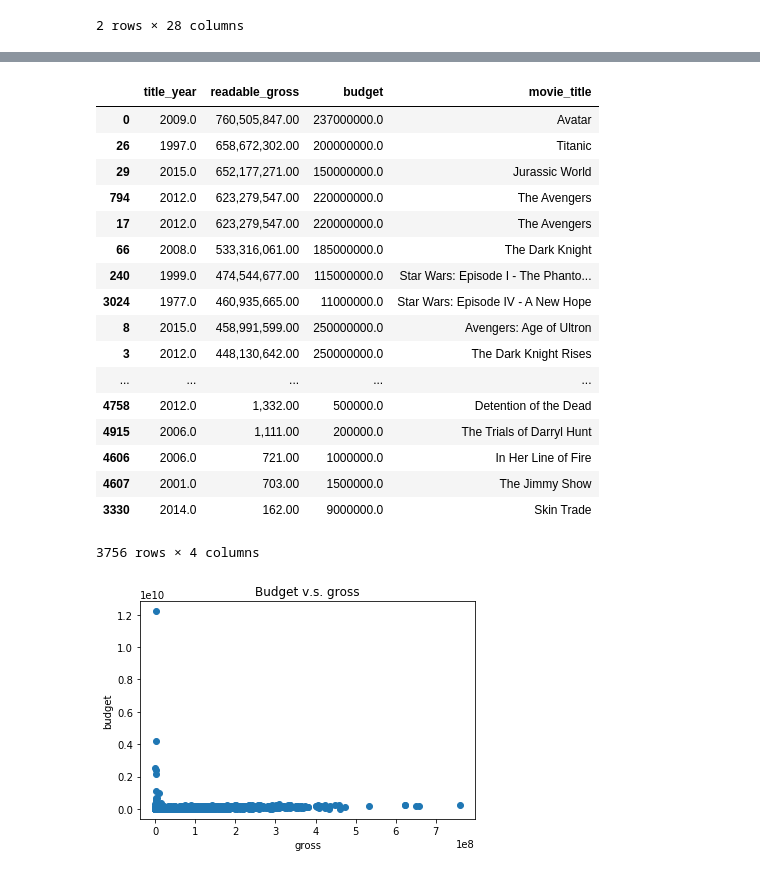
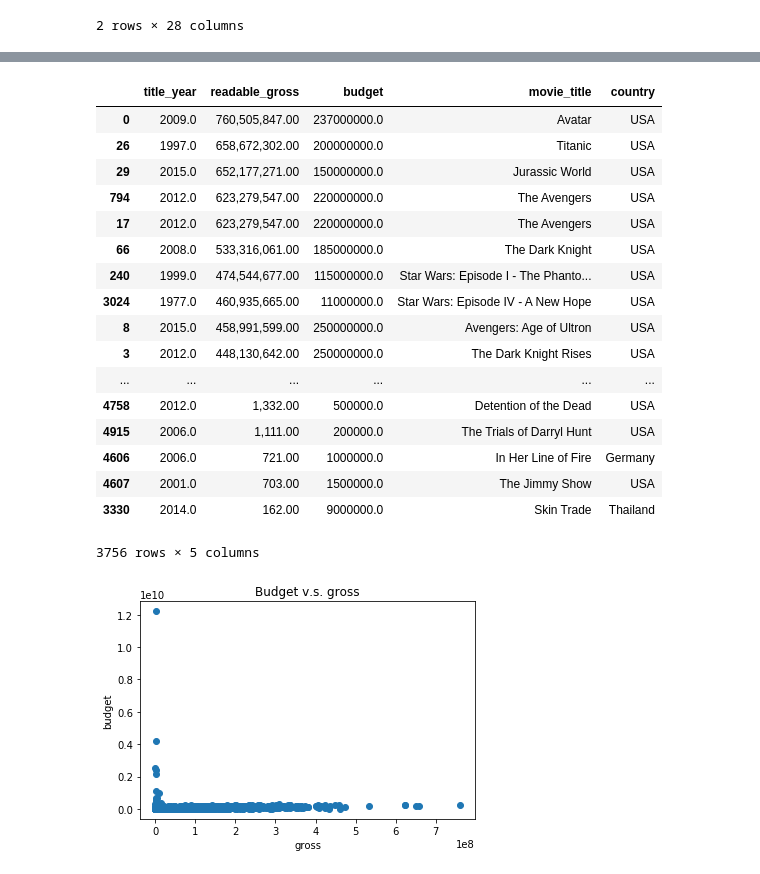
Before and after one commit to carlsednaoui/thinkful-data-science, a Jupyter notebook: coursework/unit_3/1_4.ipynb, the cells around one changed output, grey strips where cells are left out. Cells and saved outputs as stored; diff of their text form; code cells hidden in the pictures.

```diff
--- a/coursework/unit_3/1_4.ipynb
+++ b/coursework/unit_3/1_4.ipynb
@@ -53,26 +53,26 @@ readable_gross               0
 dtype: int64
 # %%
 # Explore the data
-df.sort_values('gross', ascending=0)[['title_year', 'readable_gross', 'budget', 'movie_title']]
+df.sort_values('gross', ascending=0)[['title_year', 'readable_gross', 'budget', 'movie_title', 'country']]
 # %% [output]
-|  | title_year | readable_gross | budget | movie_title |
-| 0 | 2009.0 | 760,505,847.00 | 237000000.0 | Avatar |
-| 26 | 1997.0 | 658,672,302.00 | 200000000.0 | Titanic |
-| 29 | 2015.0 | 652,177,271.00 | 150000000.0 | Jurassic World |
-| 794 | 2012.0 | 623,279,547.00 | 220000000.0 | The Avengers |
-| 17 | 2012.0 | 623,279,547.00 | 220000000.0 | The Avengers |
-| 66 | 2008.0 | 533,316,061.00 | 185000000.0 | The Dark Knight |
-| 240 | 1999.0 | 474,544,677.00 | 115000000.0 | Star Wars: Episode I - The Phanto... |
-| 3024 | 1977.0 | 460,935,665.00 | 11000000.0 | Star Wars: Episode IV - A New Hope |
-| 8 | 2015.0 | 458,991,599.00 | 250000000.0 | Avengers: Age of Ultron |
-| 3 | 2012.0 | 448,130,642.00 | 250000000.0 | The Dark Knight Rises |
-| ... | ... | ... | ... | ... |
-| 4758 | 2012.0 | 1,332.00 | 500000.0 | Detention of the Dead |
-| 4915 | 2006.0 | 1,111.00 | 200000.0 | The Trials of Darryl Hunt |
-| 4606 | 2006.0 | 721.00 | 1000000.0 | In Her Line of Fire |
-| 4607 | 2001.0 | 703.00 | 1500000.0 | The Jimmy Show |
-| 3330 | 2014.0 | 162.00 | 9000000.0 | Skin Trade |
+|  | title_year | readable_gross | budget | movie_title | country |
+| 0 | 2009.0 | 760,505,847.00 | 237000000.0 | Avatar | USA |
+| 26 | 1997.0 | 658,672,302.00 | 200000000.0 | Titanic | USA |
+| 29 | 2015.0 | 652,177,271.00 | 150000000.0 | Jurassic World | USA |
+| 794 | 2012.0 | 623,279,547.00 | 220000000.0 | The Avengers | USA |
+| 17 | 2012.0 | 623,279,547.00 | 220000000.0 | The Avengers | USA |
+| 66 | 2008.0 | 533,316,061.00 | 185000000.0 | The Dark Knight | USA |
+| 240 | 1999.0 | 474,544,677.00 | 115000000.0 | Star Wars: Episode I - The Phanto... | USA |
+| 3024 | 1977.0 | 460,935,665.00 | 11000000.0 | Star Wars: Episode IV - A New Hope | USA |
+| 8 | 2015.0 | 458,991,599.00 | 250000000.0 | Avengers: Age of Ultron | USA |
+| 3 | 2012.0 | 448,130,642.00 | 250000000.0 | The Dark Knight Rises | USA |
+| ... | ... | ... | ... | ... | ... |
+| 4758 | 2012.0 | 1,332.00 | 500000.0 | Detention of the Dead | USA |
+| 4915 | 2006.0 | 1,111.00 | 200000.0 | The Trials of Darryl Hunt | USA |
+| 4606 | 2006.0 | 721.00 | 1000000.0 | In Her Line of Fire | Germany |
+| 4607 | 2001.0 | 703.00 | 1500000.0 | The Jimmy Show | USA |
+| 3330 | 2014.0 | 162.00 | 9000000.0 | Skin Trade | Thailand |
-3756 rows × 4 columns
+3756 rows × 5 columns
 # %%
 plt.scatter(df.gross, df.budget)
 plt.title("Budget v.s. gross")
```
Also changed, not shown: parts of 11 cells of this notebook, 2 other files.
